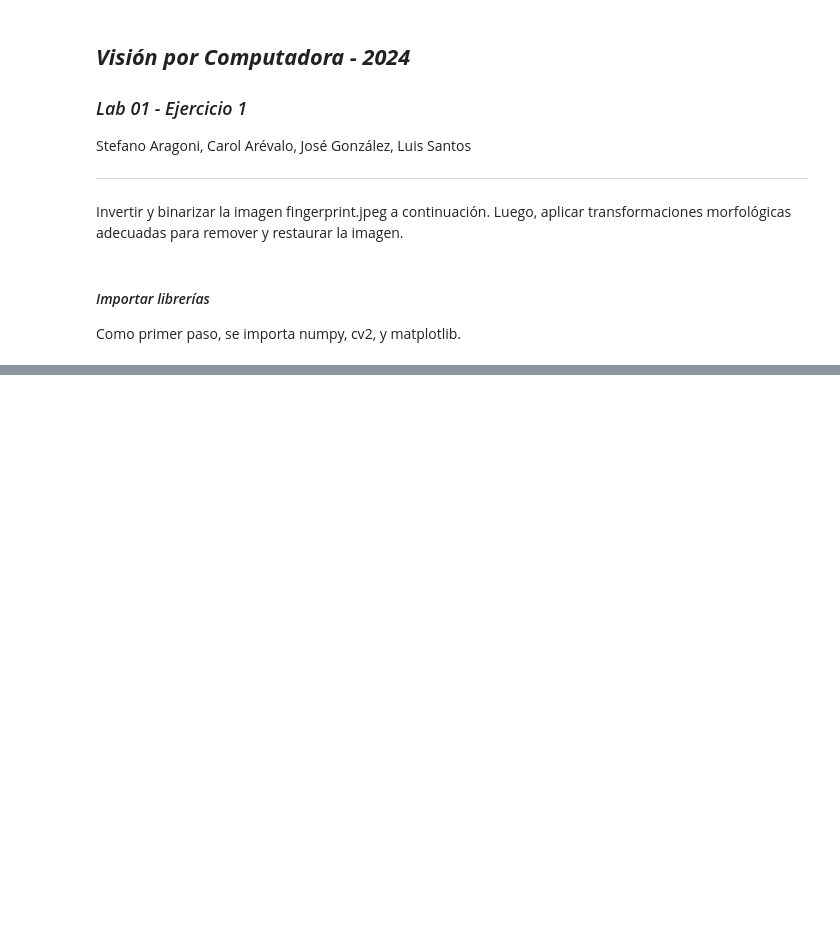
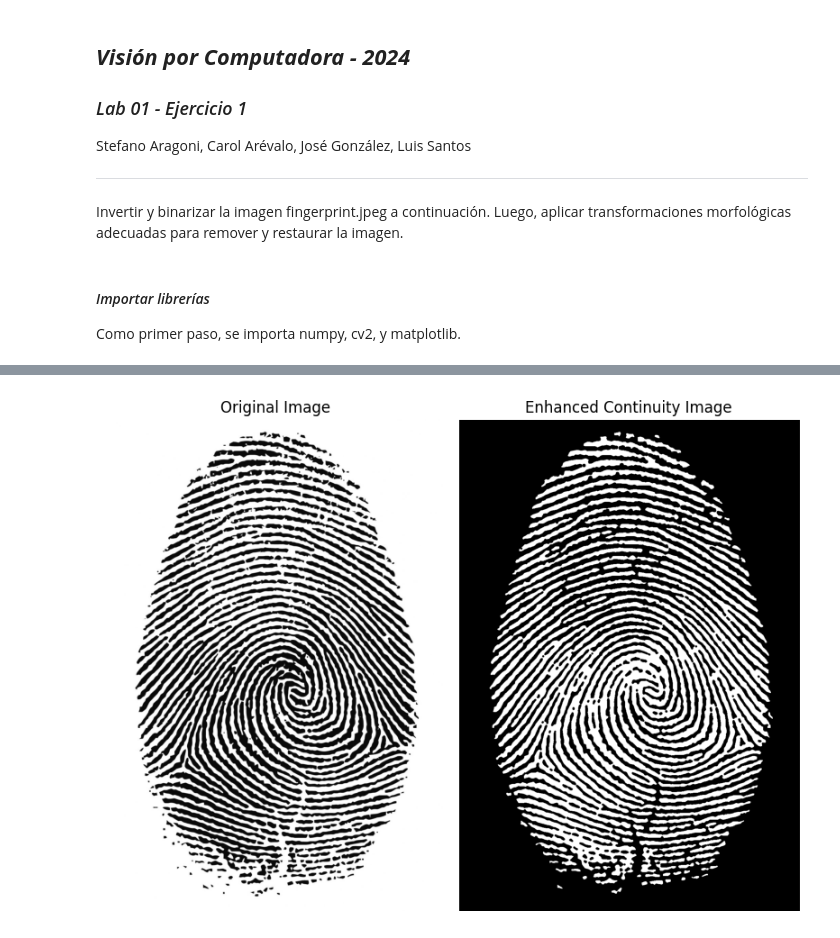
Before and after one commit to stefanoaragoni/computerVision_Lab01, a Jupyter notebook: Lab01_Ejercicio2.ipynb, the cells around one changed output, grey strips where cells are left out. Saved outputs shown, nothing was run; the diff lists cells and outputs as text; code cells hidden in the pictures; blank space fills up the shorter version.

```diff
--- a/Lab01_Ejercicio2.ipynb
+++ b/Lab01_Ejercicio2.ipynb
@@ -165,0 +19,67 @@ plt.show()
+# %%
+import numpy as np
+import matplotlib.pyplot as plt
+from skimage import morphology, io, filters, util
+from skimage.morphology import binary_opening, binary_closing, binary_dilation, binary_erosion
+from skimage.morphology import skeletonize, binary_dilation, label
+
+
+# Load the image - replace 'path_to_image' with the actual path to your image
+image_path = 'img/fingerprint.jpeg'
+image = io.imread(image_path, as_gray=True)
+
+# Apply a Gaussian filter to smooth the image
+smoothed_image = filters.gaussian(image, sigma=1)
+
+# Binarize the image using Otsu's method
+thresh = filters.threshold_otsu(smoothed_image)
+binary_image = smoothed_image > thresh
+
+# Invert the image
+inverted_image = util.invert(binary_image)
+
+# Clean the image with morphological operations
+selem = morphology.disk(2) # This might need to be adjusted
+cleaned_image = morphology.remove_small_objects(inverted_image, min_size=64)
+
+# Opening to remove small noise
+opened_image = binary_opening(cleaned_image, selem)
+# Closing to connect ridges
+closed_image = binary_closing(opened_image, selem)
+# Dilation to enhance the ridges
+dilated_image = binary_dilation(closed_image, selem)
+# Erosion to thin out the ridges
+eroded_image = binary_erosion(dilated_image, selem)
+
+
+# For enhancing continuity of lines, a closing operation can be useful
+# Define a larger structuring element for this purpose
+selem_large = morphology.disk(3)  # Adjust size as needed for your image
+
+# Apply closing to the whole image to close gaps in ridges
+closed_image = morphology.binary_closing(cleaned_image, selem_large)
+
+# If the top part of the image has more discontinuities, focus on that region
+h, w = image.shape
+top_part = closed_image[:int(h*0.2)]  # Adjust the 0.2 if needed to select the correct top part
+
+# Perform additional closing operations on the top part if necessary
+top_part_closed = morphology.binary_closing(top_part, morphology.disk(5))
+
+# Replace the enhanced top part back into the original cleaned image
+closed_image[:int(h*0.2)] = top_part_closed
+
+# Display the result
+plt.figure(figsize=(8, 8))
+plt.subplot(1, 2, 1)
+plt.imshow(image, cmap='gray')
+plt.title('Original Image')
+plt.axis('off')
+plt.subplot(1, 2, 2)
+plt.imshow(closed_image, cmap='gray')
+plt.title('Enhanced Continuity Image')
+plt.axis('off')
+plt.tight_layout()
+plt.show()
+# %% [output]
+[figure, added]
```
Also changed, not shown: parts of 6 cells of this notebook.
